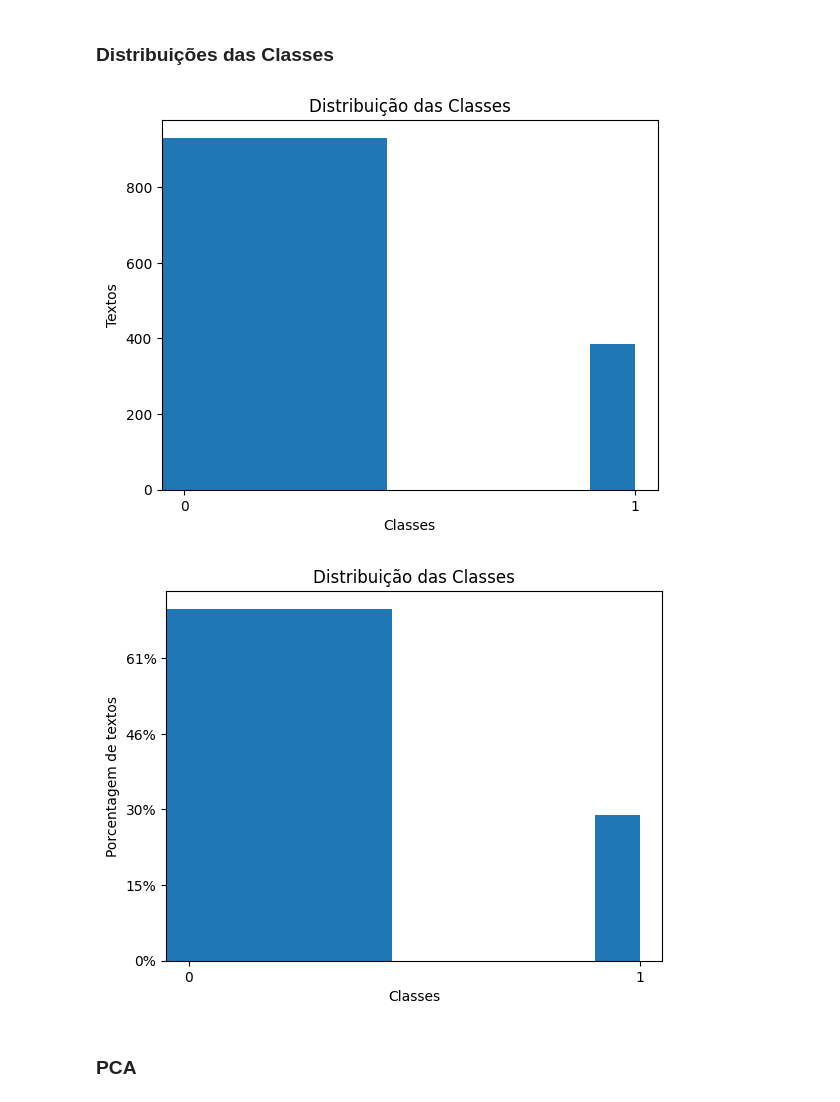
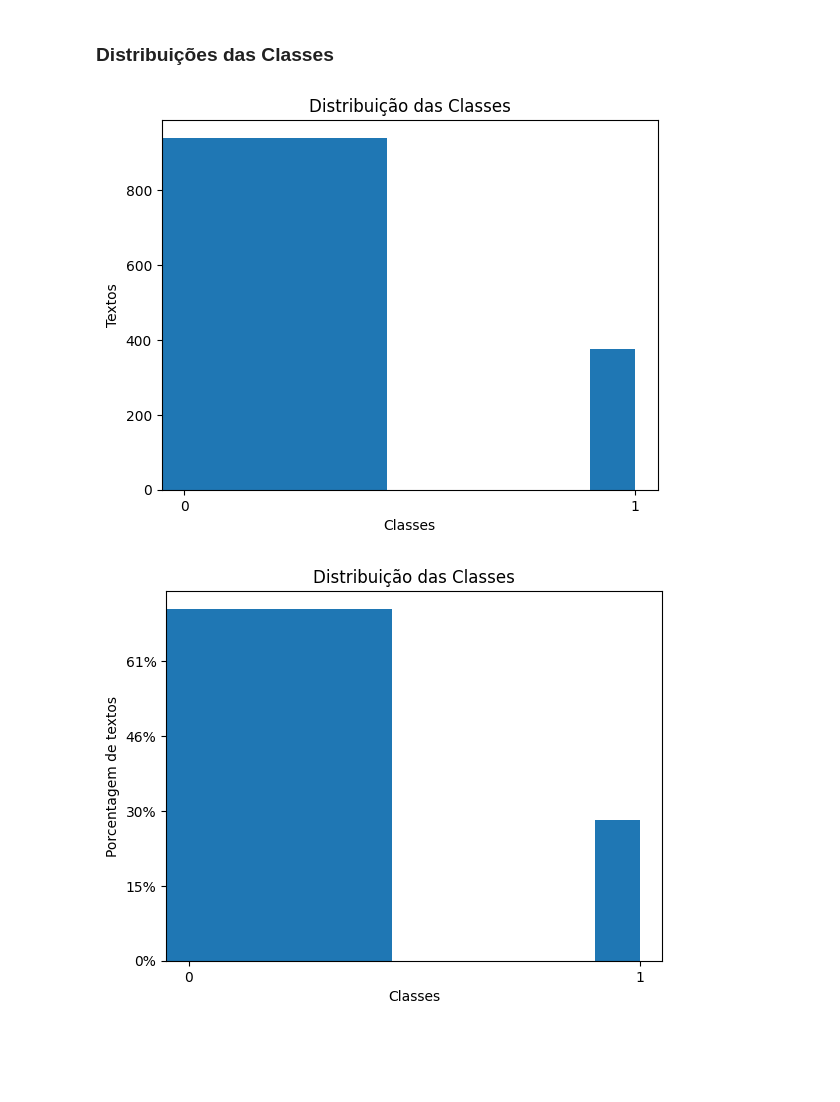
Before and after one commit to leomoreno8/classification-ti26s, a Jupyter notebook: analysis.ipynb, the cells around one changed output. Saved outputs shown, nothing was run; the diff lists cells and outputs as text; code cells hidden in the pictures; blank space fills up the shorter version.

```diff
--- a/analysis.ipynb
+++ b/analysis.ipynb
@@ -167,7 +167,7 @@ As variáveis numéricas que mais tem correlação são as contagens de impress
 # %% [markdown]
 ### Distribuições das Classes
 # %%
-plt.hist(df_treino['label'], bins=[-0.05, 0.95, 1.05], align='left')
+plt.hist(df['label'], bins=[-0.05, 0.95, 1.05], align='left')
 plt.xticks([0, 1])
 plt.xlim([-0.05, 1.05])
 plt.title('Distribuição das Classes')
@@ -175,21 +175,19 @@ plt.ylabel('Textos')
 plt.xlabel('Classes')
 plt.show()
 # %% [output]
-[figure, old version]
+[figure, new version]
 # %%
-plt.hist(df_treino['label'], bins=[-0.05, 0.95, 1.05], align='left')
+plt.hist(df['label'], bins=[-0.05, 0.95, 1.05], align='left')
 plt.xticks([0, 1])
 plt.xlim([-0.05, 1.05])
 plt.title('Distribuição das Classes')
 plt.ylabel('Porcentagem de textos')
 plt.xlabel('Classes')
 
 fmt = '%.0f%%' # Define o formato da porcentagem
-yticks = mtick.PercentFormatter(xmax=len(df_treino)) # Cria o formatter dos ticks em percentagem
+yticks = mtick.PercentFormatter(xmax=len(df)) # Cria o formatter dos ticks em percentagem
 plt.gca().yaxis.set_major_formatter(yticks) # Define o formatter no objeto Axes atual
 
 plt.show()
 # %% [output]
-[figure, old version]
+[figure, new version]
-# %% [markdown]
-### PCA
```
Also changed, not shown: parts of 13 cells of this notebook, 4 other files.
